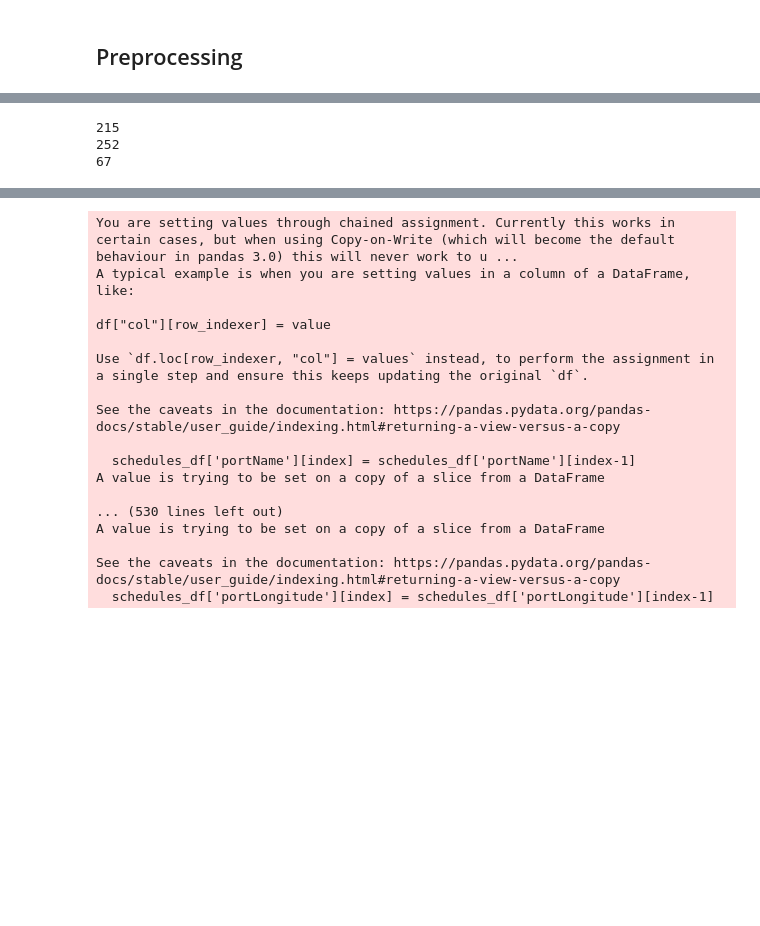
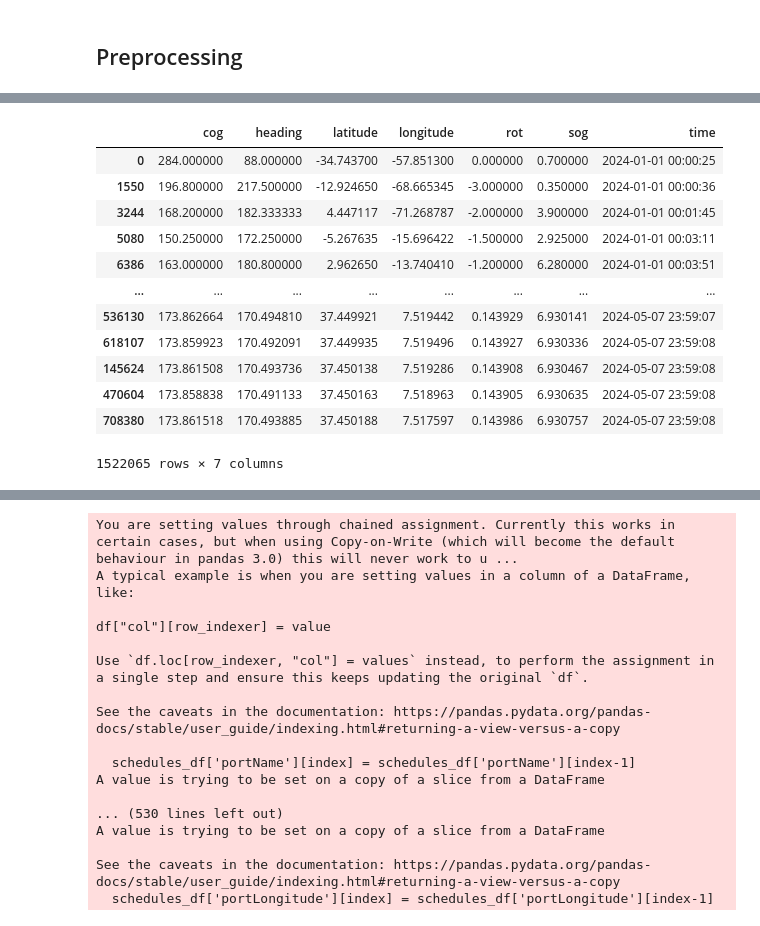
Before and after one commit to andrejvi/AIS-Vessel-Position-Prediction-ML, a Jupyter notebook: Main.ipynb, the cells around one changed output, grey strips where cells are left out. Saved outputs shown, nothing was run; the diff lists cells and outputs as text; code cells hidden in the pictures; blank space fills up the shorter version.

```diff
--- a/Main.ipynb
+++ b/Main.ipynb
@@ -87,14 +74,13 @@ Name: vesselId, Length: 1658315, dtype: object
-# %%
-vessels_test = test_df['vesselId'].unique()
-vessels_scheduels = schedules_df['vesselId'].unique()
-
-print(len(vessels_test))
-print(len(vessels_scheduels))
-
-result = np.isin(vessels_scheduels, vessels_test)
-
-print(len(vessels_scheduels[result]))
-# %% [output]
-215
-252
-67
+# %%
+train_df = train_df = train_df.sort_index()
+train_df = train_df.sort_values(by = 'time', kind = 'stable')
+train_df = train_df.sort_values(by = 'vesselId', kind = 'stable')
+train_df['time_diff'] = train_df['time'].diff().dt.total_seconds()
+# %%
+train_df = train_df.sort_values(by =  'time')
+
+display(train_df['time'])
+
+rolling = train_df[['time', 'cog', 'sog', 'rot', 'heading', 'longitude', 'latitude']].rolling('5D', on = 'time')['cog', 'sog', 'rot', 'heading', 'longitude', 'latitude'].mean()
+display(rolling)
+# %% [output]
@@ -101,3 +99,16 @@ print(len(vessels_scheduels[result]))
+|  | cog | heading | latitude | longitude | rot | sog | time |
+| 0 | 284.000000 | 88.000000 | -34.743700 | -57.851300 | 0.000000 | 0.700000 | 2024-01-01 00:00:25 |
+| 1550 | 196.800000 | 217.500000 | -12.924650 | -68.665345 | -3.000000 | 0.350000 | 2024-01-01 00:00:36 |
+| 3244 | 168.200000 | 182.333333 | 4.447117 | -71.268787 | -2.000000 | 3.900000 | 2024-01-01 00:01:45 |
+| 5080 | 150.250000 | 172.250000 | -5.267635 | -15.696422 | -1.500000 | 2.925000 | 2024-01-01 00:03:11 |
+| 6386 | 163.000000 | 180.800000 | 2.962650 | -13.740410 | -1.200000 | 6.280000 | 2024-01-01 00:03:51 |
+| ... | ... | ... | ... | ... | ... | ... | ... |
+| 536130 | 173.862664 | 170.494810 | 37.449921 | 7.519442 | 0.143929 | 6.930141 | 2024-05-07 23:59:07 |
+| 618107 | 173.859923 | 170.492091 | 37.449935 | 7.519496 | 0.143927 | 6.930336 | 2024-05-07 23:59:08 |
+| 145624 | 173.861508 | 170.493736 | 37.450138 | 7.519286 | 0.143908 | 6.930467 | 2024-05-07 23:59:08 |
+| 470604 | 173.858838 | 170.491133 | 37.450163 | 7.518963 | 0.143905 | 6.930635 | 2024-05-07 23:59:08 |
+| 708380 | 173.861518 | 170.493885 | 37.450188 | 7.517597 | 0.143986 | 6.930757 | 2024-05-07 23:59:08 |
+1522065 rows × 7 columns
 # %%
 display(schedules_df)
 # %% [output]
```
Also changed, not shown: parts of 4 cells of this notebook, 2 other files.
